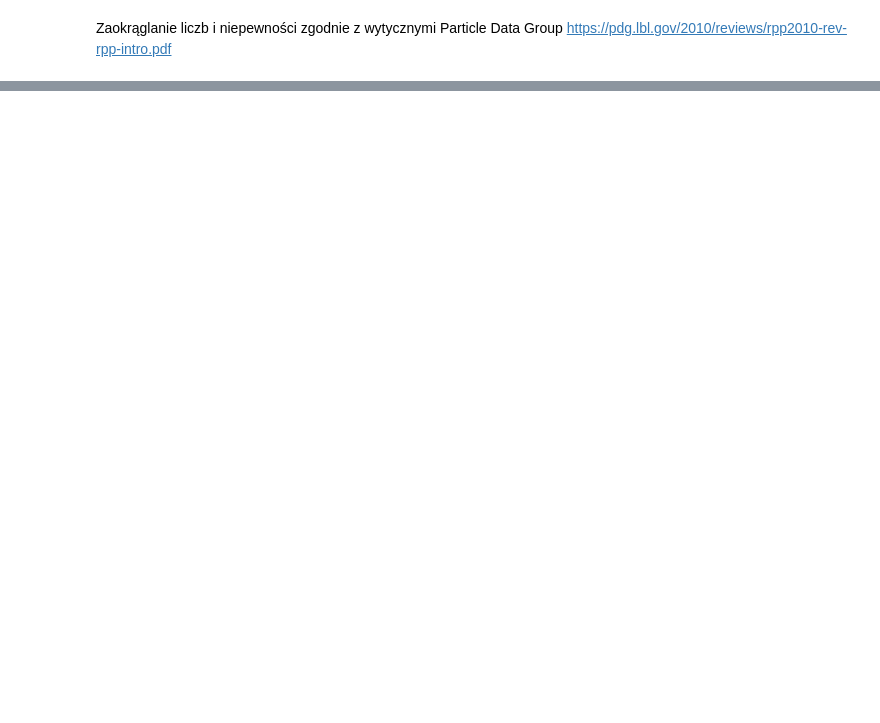
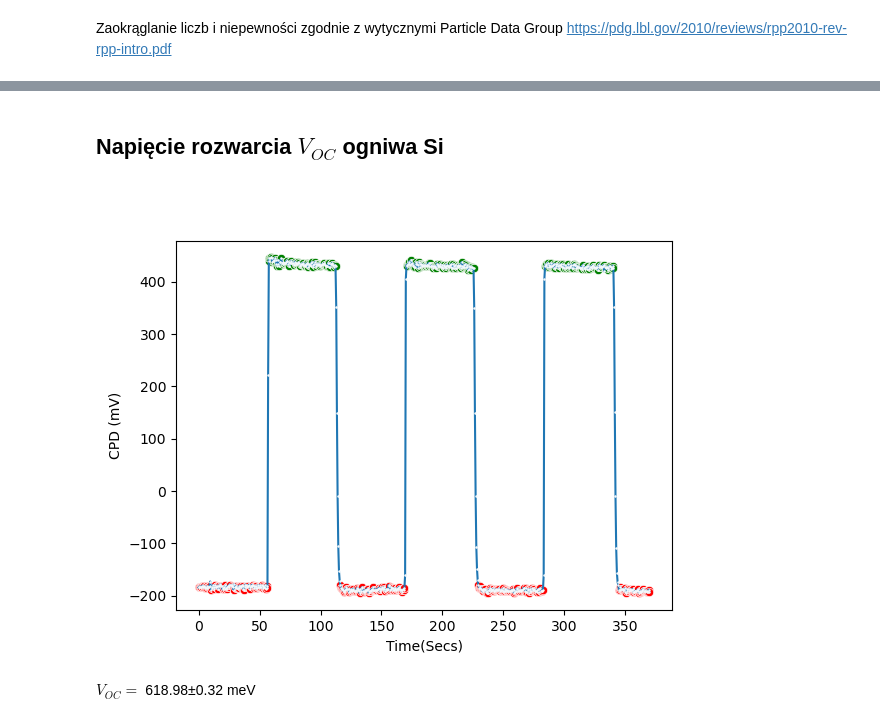
Before and after one commit to michelangelo21/NLTK-kelvin-probe, a Jupyter notebook: raport.ipynb, the cells around one changed output, grey strips where cells are left out. Saved outputs shown, nothing was run; the diff lists cells and outputs as text; code cells hidden in the pictures; blank space fills up the shorter version.

```diff
--- a/raport.ipynb
+++ b/raport.ipynb
@@ -86,0 +157,23 @@ plt.show()
+# %% [markdown]
+## Napięcie rozwarcia $V_{OC}$ ogniwa Si
+# %%
+df_CPD_Si = pd.read_csv("CPD dla ogniwa mono Si – pomiar ze swiatlem i bez.dat", skipfooter=31, usecols=range(10), engine='python')
+
+fig = plt.figure()
+sns.lineplot(x="Time(Secs)", y="WF (mV)", data=df_CPD_Si, marker='o', markersize=1)
+sns.scatterplot(x="Time(Secs)", y="WF (mV)", data=df_CPD_Si[df_CPD_Si["WF (mV)"] < -180], marker='o', sizes=10, color='red')
+sns.scatterplot(x="Time(Secs)", y="WF (mV)", data=df_CPD_Si[df_CPD_Si["WF (mV)"] > 420], marker='o', sizes=10, color='green')
+plt.ylabel("CPD (mV)")
+plt.show()
+
+
+V_CPD_d = df_CPD_Si[df_CPD_Si["WF (mV)"] < -180]["WF (mV)"]
+V_CPD_il = df_CPD_Si[df_CPD_Si["WF (mV)"] > 420]["WF (mV)"]
+
+V_d = ufloat(V_CPD_d.mean(), V_CPD_d.sem())
+V_il = ufloat(V_CPD_il.mean(), V_CPD_il.sem())
+V_OC = V_il - V_d
+display(Latex(f"$V_{{OC}} =$ {V_OC:.2uP} meV"))
+# %% [output]
+[figure, added]
+$V_{OC} =$ 618.98±0.32 meV
```
Also changed, not shown: parts of 10 cells of this notebook.
